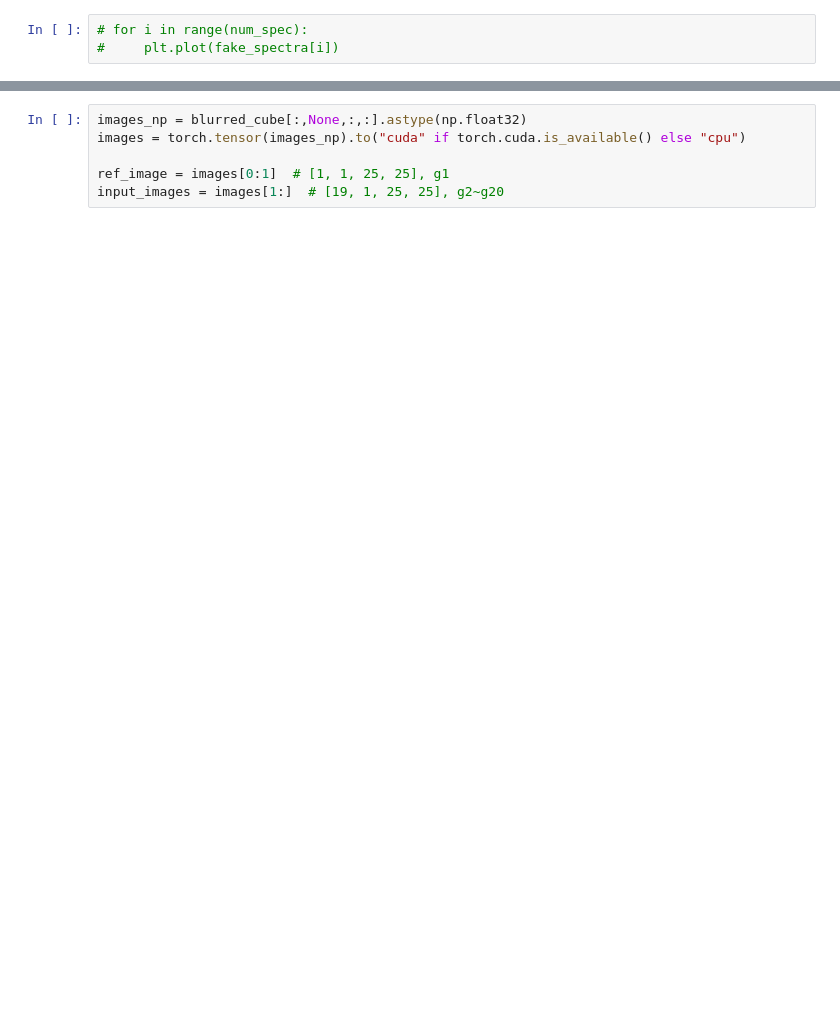
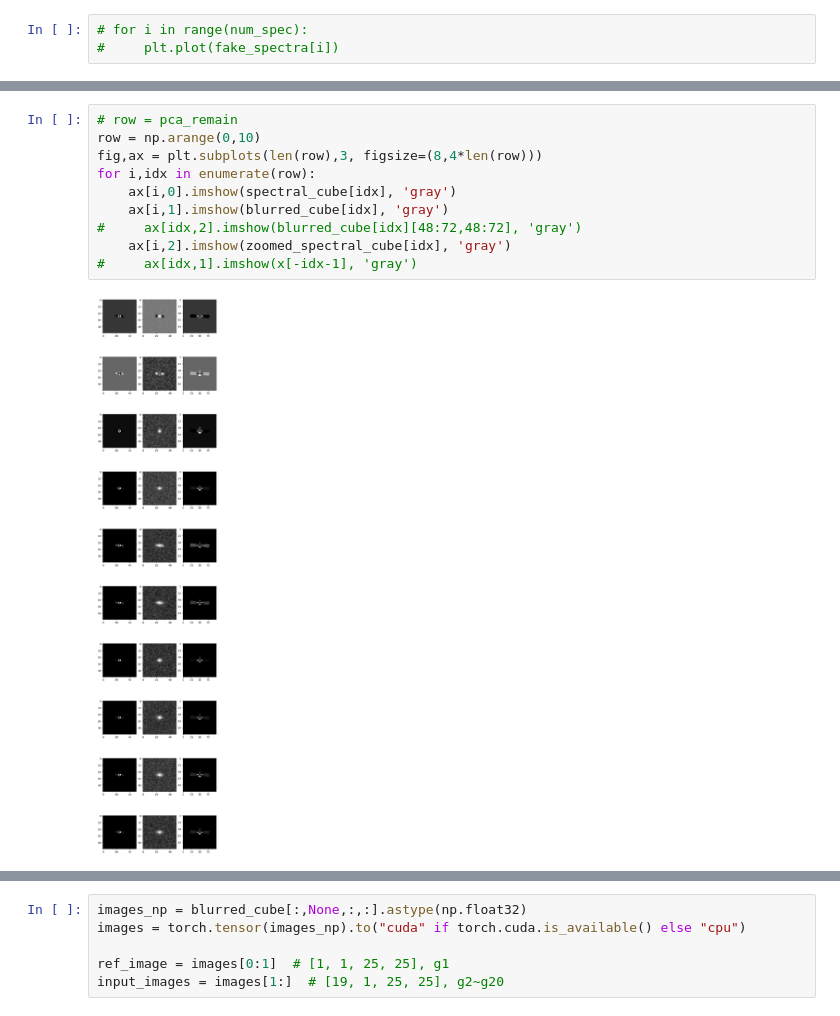
Before and after one commit to yaorong368/HSI_reconstruct, a Jupyter notebook: notebook/modeling.ipynb, the cells around one changed output, grey strips where cells are left out. Saved outputs shown, nothing was run; the diff lists cells and outputs as text; blank space fills up the shorter version.

```diff
--- a/notebook/modeling.ipynb
+++ b/notebook/modeling.ipynb
@@ -207,0 +353,12 @@ plt.colorbar()
+# %%
+# row = pca_remain
+row = np.arange(0,10)
+fig,ax = plt.subplots(len(row),3, figsize=(8,4*len(row)))
+for i,idx in enumerate(row):
+    ax[i,0].imshow(spectral_cube[idx], 'gray')
+    ax[i,1].imshow(blurred_cube[idx], 'gray')
+#     ax[idx,2].imshow(blurred_cube[idx][48:72,48:72], 'gray')
+    ax[i,2].imshow(zoomed_spectral_cube[idx], 'gray')
+#     ax[idx,1].imshow(x[-idx-1], 'gray')
+# %% [output]
+[figure, added]
```
Also changed, not shown: parts of 16 cells of this notebook, 30 other files.
